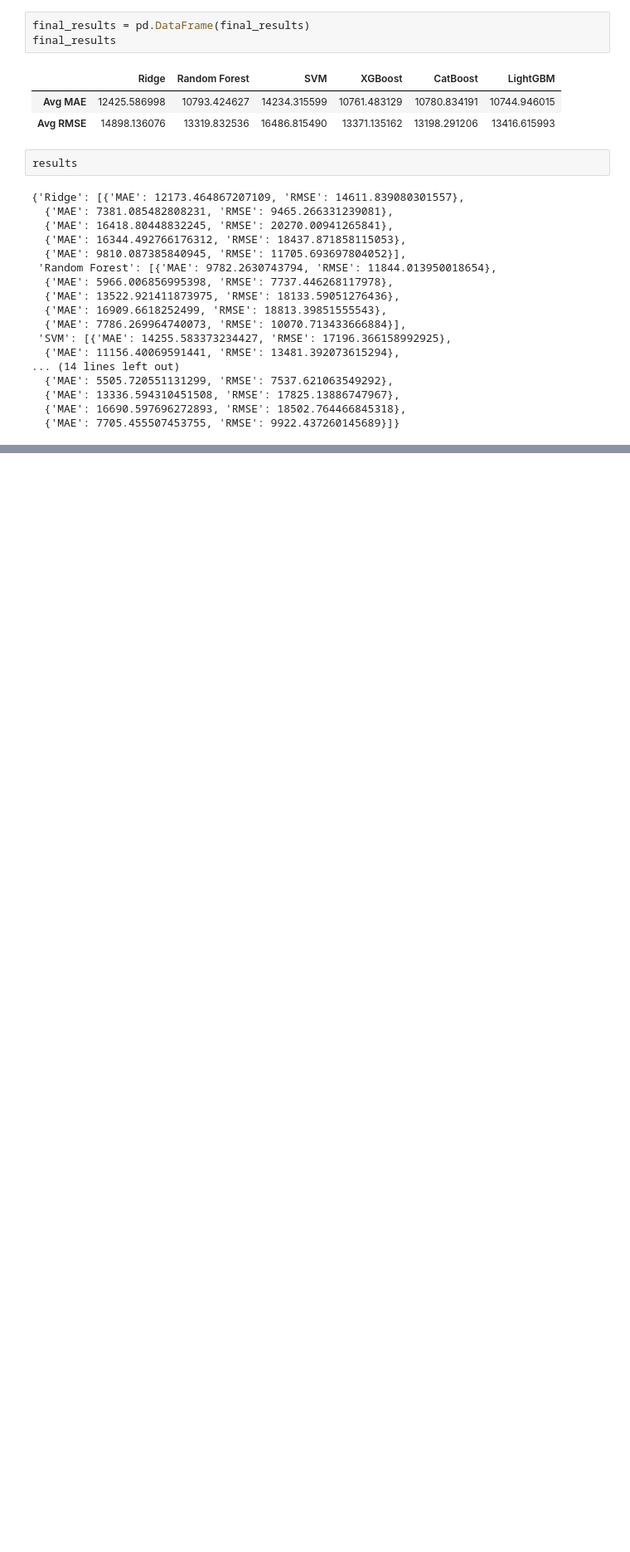
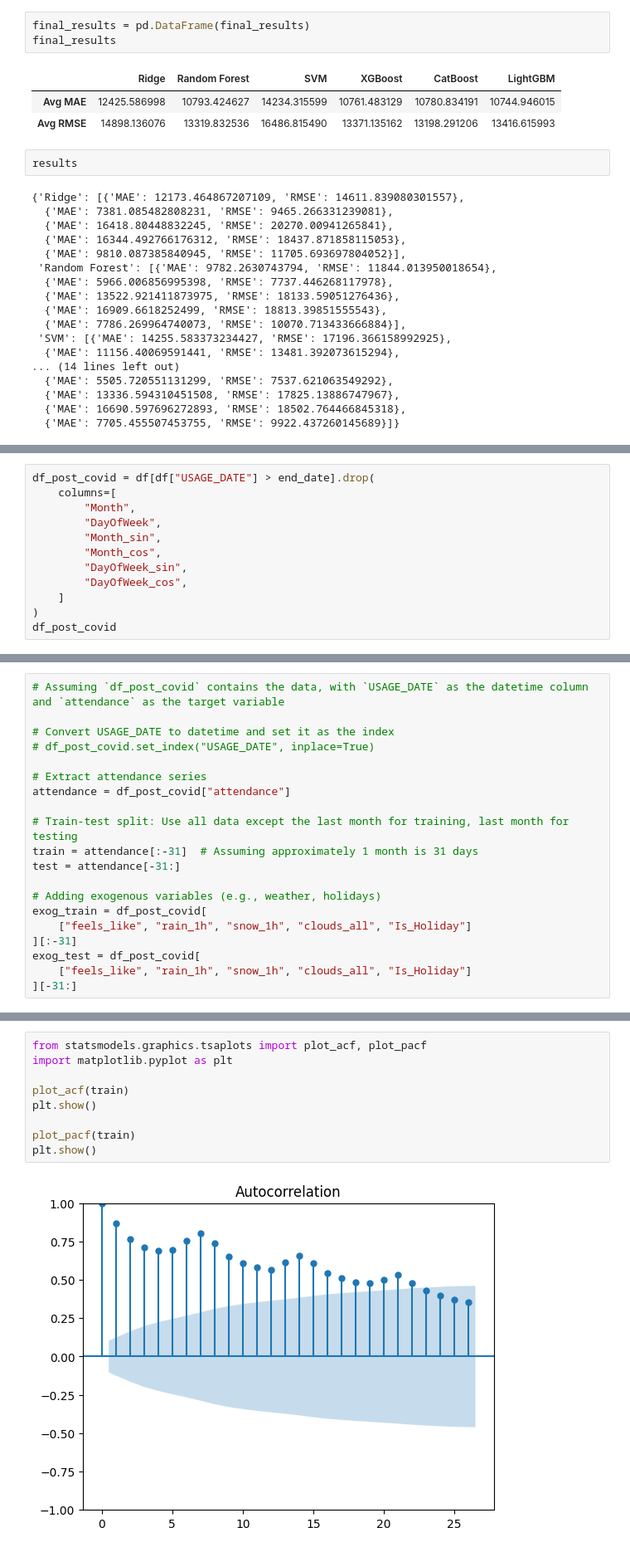
Before and after one commit to CharlesS940/xhec_endless_line, a Jupyter notebook: notebooks/attendance_forecast.ipynb, the cells around one changed output, grey strips where cells are left out. Shown at 83% size. Saved outputs shown, nothing was run; the diff lists cells and outputs as text; blank space fills up the shorter version.

Commit message:
time series methods attendance

```diff
--- a/notebooks/attendance_forecast.ipynb
+++ b/notebooks/attendance_forecast.ipynb
@@ -1055,0 +960,12 @@ pd.DataFrame(final_results)
+# %%
+df_post_covid = df[df["USAGE_DATE"] > end_date].drop(
+    columns=[
+        "Month",
+        "DayOfWeek",
+        "Month_sin",
+        "Month_cos",
+        "DayOfWeek_sin",
+        "DayOfWeek_cos",
+    ]
+)
+df_post_covid
@@ -1055,0 +986,20 @@ pd.DataFrame(final_results)
+# %%
+# Assuming `df_post_covid` contains the data, with `USAGE_DATE` as the datetime column and `attendance` as the target variable
+
+# Convert USAGE_DATE to datetime and set it as the index
+# df_post_covid.set_index("USAGE_DATE", inplace=True)
+
+# Extract attendance series
+attendance = df_post_covid["attendance"]
+
+# Train-test split: Use all data except the last month for training, last month for testing
+train = attendance[:-31]  # Assuming approximately 1 month is 31 days
+test = attendance[-31:]
+
+# Adding exogenous variables (e.g., weather, holidays)
+exog_train = df_post_covid[
+    ["feels_like", "rain_1h", "snow_1h", "clouds_all", "Is_Holiday"]
+][:-31]
+exog_test = df_post_covid[
+    ["feels_like", "rain_1h", "snow_1h", "clouds_all", "Is_Holiday"]
+][-31:]
@@ -1055,0 +1015,11 @@ pd.DataFrame(final_results)
+# %%
+from statsmodels.graphics.tsaplots import plot_acf, plot_pacf
+import matplotlib.pyplot as plt
+
+plot_acf(train)
+plt.show()
+
+plot_pacf(train)
+plt.show()
+# %% [output]
+[figure, added]
```
Also changed, not shown: parts of 12 cells of this notebook, 4 other files.
